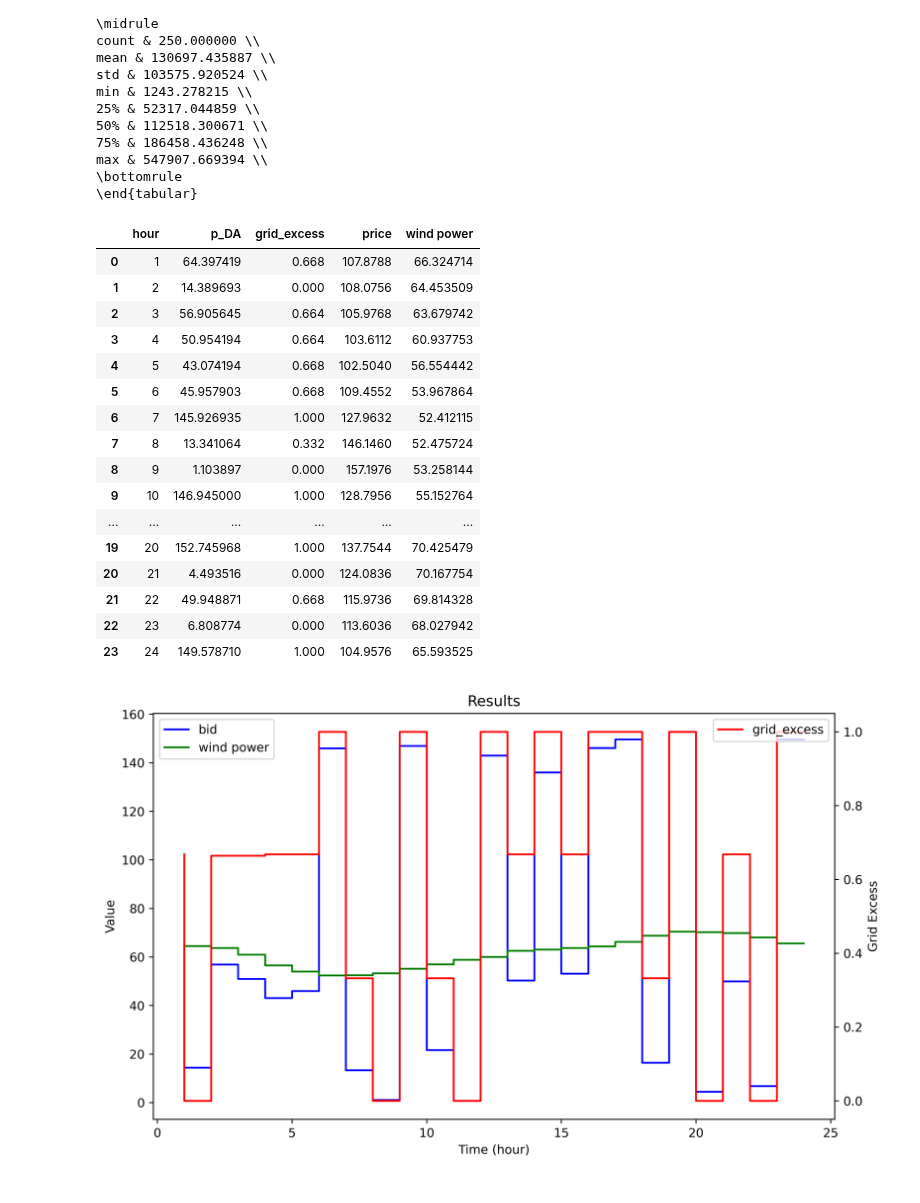
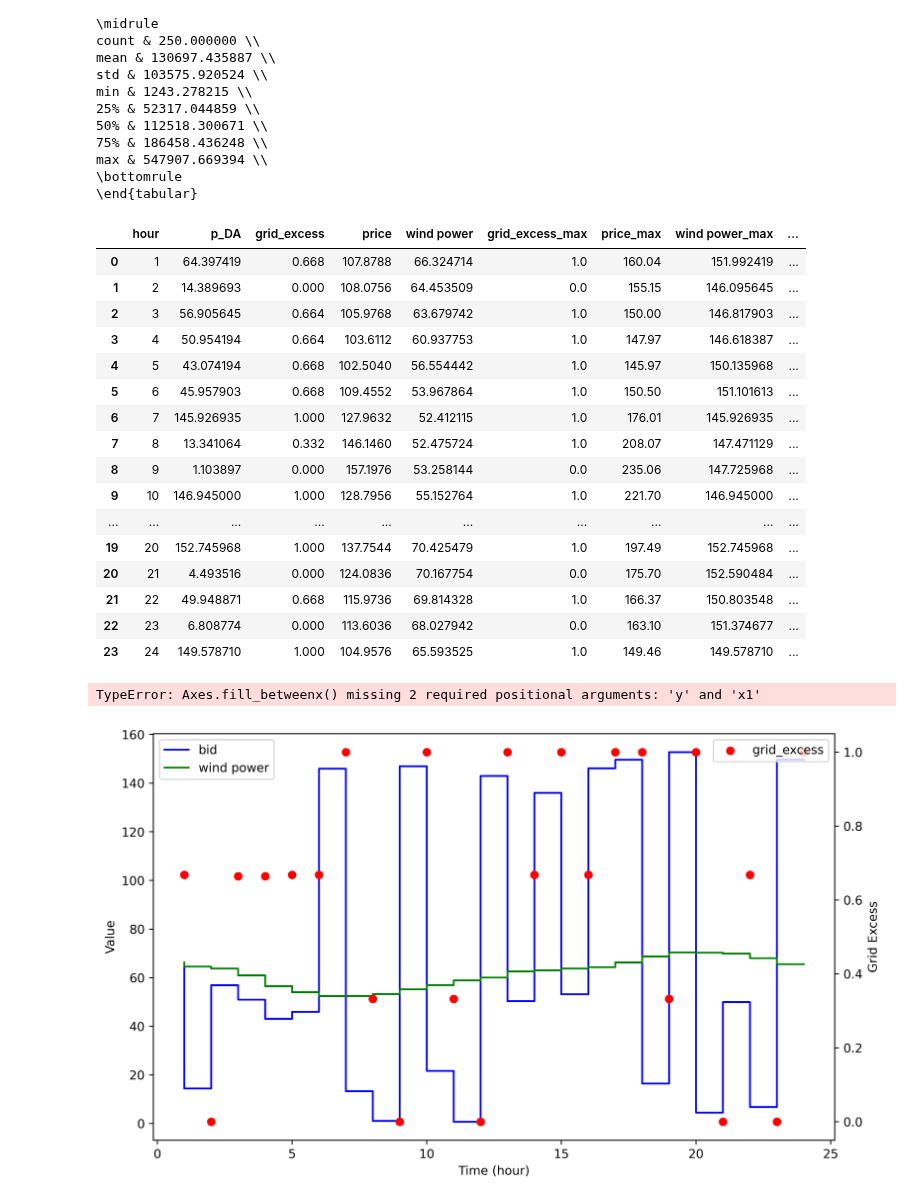
Before and after one commit to Max-f123/Renewables_in_Electricity_Markets, a Jupyter notebook: Assignment2/Task1/1_2_plots.ipynb, the cells around one changed output. Drawn from its saved outputs; the diff is of its cells as text; code cells hidden in the pictures.

```diff
--- a/Assignment2/Task1/1_2_plots.ipynb
+++ b/Assignment2/Task1/1_2_plots.ipynb
@@ -51,51 +51,56 @@ average = pd.DataFrame()
 for i in range(1, 251):
     average = pd.concat([average, scenarios[i]], axis=1)
 
-average = average.T.groupby(average.columns).mean().T
+average_df = average.T.groupby(average.columns).mean().T
+max_df = average.T.groupby(average.columns).max().T
+min_df = average.T.groupby(average.columns).min().T
 # %%
 #merge the average with the results
-results = results.merge(average, left_index=True, right_index=True)
+results = results.merge(average_df, left_index=True, right_index=True)
+results = results.merge(max_df, left_index=True, right_index=True, suffixes=('', '_max'))
+results = results.merge(min_df, left_index=True, right_index=True, suffixes=('', '_min'))
 results
 # %% [output]
-|  | hour | p_DA | grid_excess | price | wind power |
-| 0 | 1 | 64.397419 | 0.668 | 107.8788 | 66.324714 |
-| 1 | 2 | 14.389693 | 0.000 | 108.0756 | 64.453509 |
-| 2 | 3 | 56.905645 | 0.664 | 105.9768 | 63.679742 |
-| 3 | 4 | 50.954194 | 0.664 | 103.6112 | 60.937753 |
-| 4 | 5 | 43.074194 | 0.668 | 102.5040 | 56.554442 |
-| 5 | 6 | 45.957903 | 0.668 | 109.4552 | 53.967864 |
-| 6 | 7 | 145.926935 | 1.000 | 127.9632 | 52.412115 |
-| 7 | 8 | 13.341064 | 0.332 | 146.1460 | 52.475724 |
-| 8 | 9 | 1.103897 | 0.000 | 157.1976 | 53.258144 |
-| 9 | 10 | 146.945000 | 1.000 | 128.7956 | 55.152764 |
-| ... | ... | ... | ... | ... | ... |
-| 19 | 20 | 152.745968 | 1.000 | 137.7544 | 70.425479 |
-| 20 | 21 | 4.493516 | 0.000 | 124.0836 | 70.167754 |
-| 21 | 22 | 49.948871 | 0.668 | 115.9736 | 69.814328 |
-| 22 | 23 | 6.808774 | 0.000 | 113.6036 | 68.027942 |
-| 23 | 24 | 149.578710 | 1.000 | 104.9576 | 65.593525 |
+|  | hour | p_DA | grid_excess | price | wind power | grid_excess_max | price_max | wind power_max | ... |
+| 0 | 1 | 64.397419 | 0.668 | 107.8788 | 66.324714 | 1.0 | 160.04 | 151.992419 | ... |
+| 1 | 2 | 14.389693 | 0.000 | 108.0756 | 64.453509 | 0.0 | 155.15 | 146.095645 | ... |
+| 2 | 3 | 56.905645 | 0.664 | 105.9768 | 63.679742 | 1.0 | 150.00 | 146.817903 | ... |
+| 3 | 4 | 50.954194 | 0.664 | 103.6112 | 60.937753 | 1.0 | 147.97 | 146.618387 | ... |
+| 4 | 5 | 43.074194 | 0.668 | 102.5040 | 56.554442 | 1.0 | 145.97 | 150.135968 | ... |
+| 5 | 6 | 45.957903 | 0.668 | 109.4552 | 53.967864 | 1.0 | 150.50 | 151.101613 | ... |
+| 6 | 7 | 145.926935 | 1.000 | 127.9632 | 52.412115 | 1.0 | 176.01 | 145.926935 | ... |
+| 7 | 8 | 13.341064 | 0.332 | 146.1460 | 52.475724 | 1.0 | 208.07 | 147.471129 | ... |
+| 8 | 9 | 1.103897 | 0.000 | 157.1976 | 53.258144 | 0.0 | 235.06 | 147.725968 | ... |
+| 9 | 10 | 146.945000 | 1.000 | 128.7956 | 55.152764 | 1.0 | 221.70 | 146.945000 | ... |
+| ... | ... | ... | ... | ... | ... | ... | ... | ... | ... |
+| 19 | 20 | 152.745968 | 1.000 | 137.7544 | 70.425479 | 1.0 | 197.49 | 152.745968 | ... |
+| 20 | 21 | 4.493516 | 0.000 | 124.0836 | 70.167754 | 0.0 | 175.70 | 152.590484 | ... |
+| 21 | 22 | 49.948871 | 0.668 | 115.9736 | 69.814328 | 1.0 | 166.37 | 150.803548 | ... |
+| 22 | 23 | 6.808774 | 0.000 | 113.6036 | 68.027942 | 0.0 | 163.10 | 151.374677 | ... |
+| 23 | 24 | 149.578710 | 1.000 | 104.9576 | 65.593525 | 1.0 | 149.46 | 149.578710 | ... |
 # %%
 # Plot the results
 fig, ax1 = plt.subplots(figsize=(10, 6))
 
 # Primary y-axis
 ax1.step(results['hour'], results['p_DA'], label='bid', color='b')
 ax1.step(results['hour'], results['wind power'], label='wind power', color='g')
 ax1.set_xlabel('Time (hour)')
 ax1.set_ylabel('Value', color='black')
 ax1.tick_params(axis='y', labelcolor='black')
 ax1.legend(loc='upper left')
 
 # Secondary y-axis
 ax2 = ax1.twinx()
-ax2.step(results['hour'], results['grid_excess'], label='grid_excess', color='r')
+ax2.scatter(results['hour'], results['grid_excess'], label='grid_excess', color='r')
 ax2.set_ylabel('Grid Excess', color='black')
 ax2.tick_params(axis='y', labelcolor='black')
 ax2.legend(loc='upper right')
 
 ax1.fill_betweenx()
 
 plt.title('Results')
 plt.show()
 # %% [output]
+TypeError: Axes.fill_betweenx() missing 2 required positional arguments: 'y' and 'x1'
-[figure, old version]
+[figure, new version]
```
Also changed, not shown: 3 other files.
